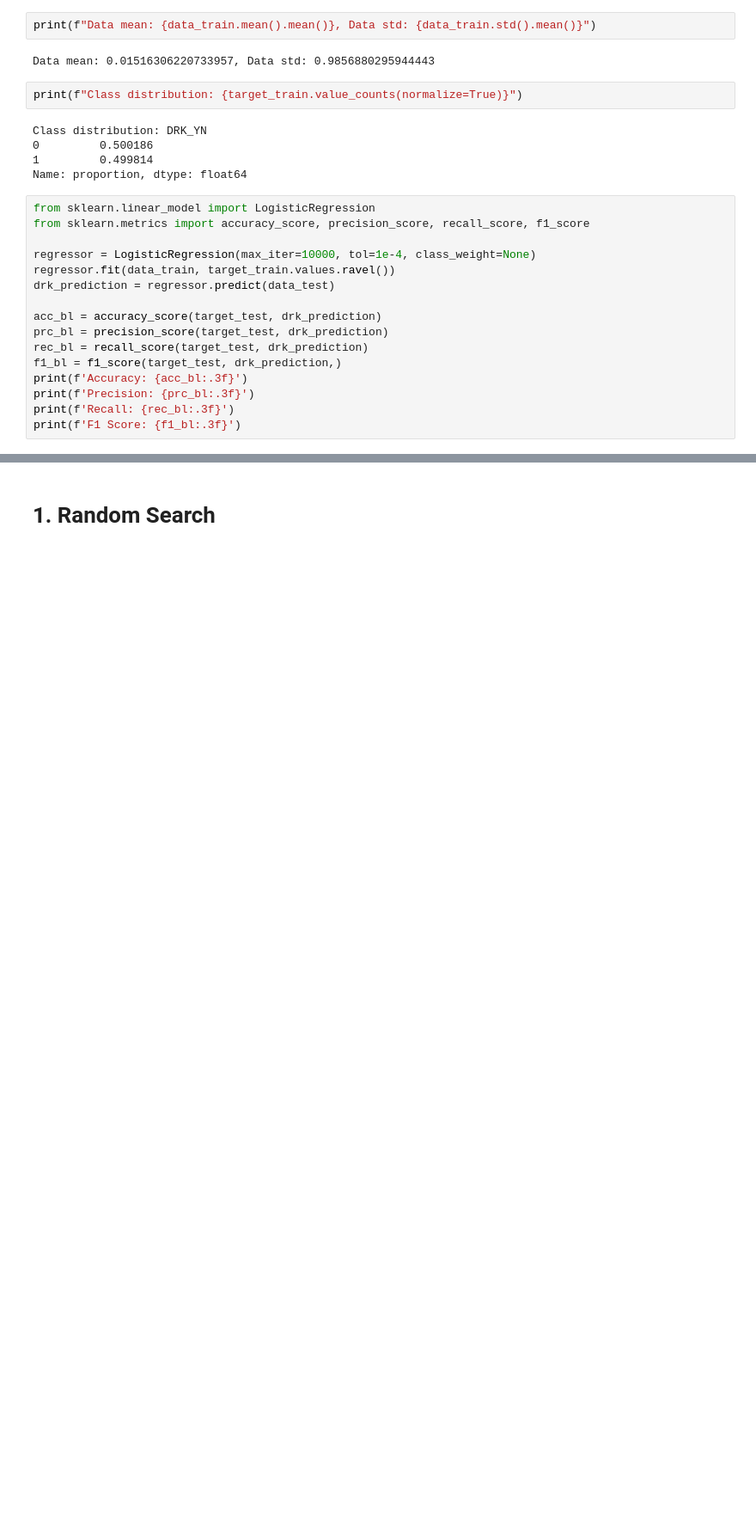
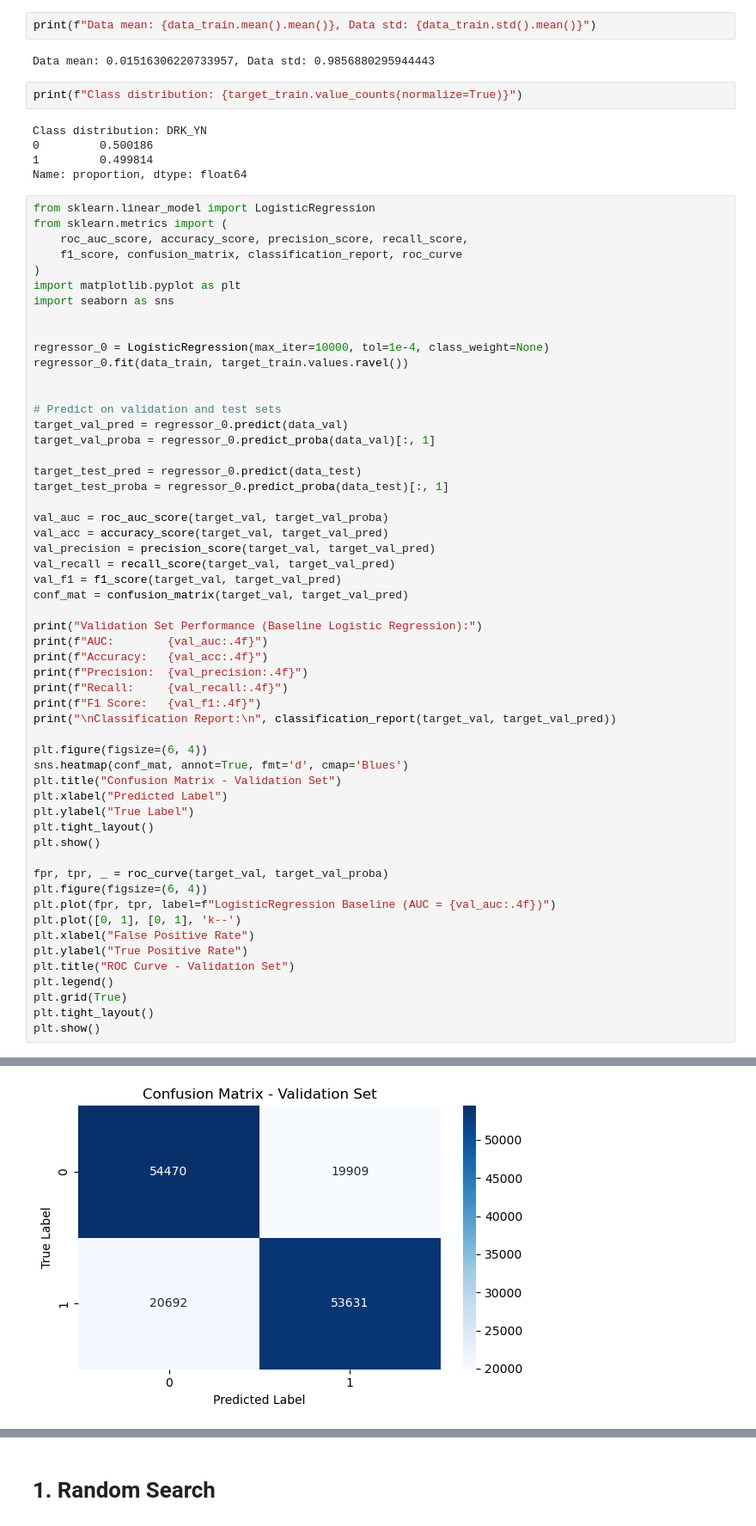
Before and after one commit to XDUZihanZhang/data-mining-project, a Jupyter notebook: notebooks/05_logistic_regression.ipynb, the cells around one changed output, grey strips where cells are left out. Shown: that part at 86% size. Saved outputs shown, nothing was run; the diff lists cells and outputs as text; blank space fills up the shorter version.

```diff
--- a/notebooks/05_logistic_regression.ipynb
+++ b/notebooks/05_logistic_regression.ipynb
@@ -40,18 +43,57 @@ Class distribution: DRK_YN
 Name: proportion, dtype: float64
 # %%
 from sklearn.linear_model import LogisticRegression
-from sklearn.metrics import accuracy_score, precision_score, recall_score, f1_score
+from sklearn.metrics import (
+    roc_auc_score, accuracy_score, precision_score, recall_score,
+    f1_score, confusion_matrix, classification_report, roc_curve
+)
+import matplotlib.pyplot as plt
+import seaborn as sns
 
-regressor = LogisticRegression(max_iter=10000, tol=1e-4, class_weight=None)
-regressor.fit(data_train, target_train.values.ravel())
-drk_prediction = regressor.predict(data_test)
 
-acc_bl = accuracy_score(target_test, drk_prediction)
-prc_bl = precision_score(target_test, drk_prediction)
-rec_bl = recall_score(target_test, drk_prediction)
-f1_bl = f1_score(target_test, drk_prediction,)
-print(f'Accuracy: {acc_bl:.3f}')
-print(f'Precision: {prc_bl:.3f}')
-print(f'Recall: {rec_bl:.3f}')
-print(f'F1 Score: {f1_bl:.3f}')
+regressor_0 = LogisticRegression(max_iter=10000, tol=1e-4, class_weight=None)
+regressor_0.fit(data_train, target_train.values.ravel())
+
+
+# Predict on validation and test sets
+target_val_pred = regressor_0.predict(data_val)
+target_val_proba = regressor_0.predict_proba(data_val)[:, 1]
+
+target_test_pred = regressor_0.predict(data_test)
+target_test_proba = regressor_0.predict_proba(data_test)[:, 1]
+
+val_auc = roc_auc_score(target_val, target_val_proba)
+val_acc = accuracy_score(target_val, target_val_pred)
+val_precision = precision_score(target_val, target_val_pred)
+val_recall = recall_score(target_val, target_val_pred)
+val_f1 = f1_score(target_val, target_val_pred)
+conf_mat = confusion_matrix(target_val, target_val_pred)
+
+print("Validation Set Performance (Baseline Logistic Regression):")
+print(f"AUC:        {val_auc:.4f}")
+print(f"Accuracy:   {val_acc:.4f}")
+print(f"Precision:  {val_precision:.4f}")
+print(f"Recall:     {val_recall:.4f}")
+print(f"F1 Score:   {val_f1:.4f}")
+print("\nClassification Report:\n", classification_report(target_val, target_val_pred))
+
+plt.figure(figsize=(6, 4))
+sns.heatmap(conf_mat, annot=True, fmt='d', cmap='Blues')
+plt.title("Confusion Matrix - Validation Set")
+plt.xlabel("Predicted Label")
+plt.ylabel("True Label")
+plt.tight_layout()
+plt.show()
+
+fpr, tpr, _ = roc_curve(target_val, target_val_proba)
+plt.figure(figsize=(6, 4))
+plt.plot(fpr, tpr, label=f"LogisticRegression Baseline (AUC = {val_auc:.4f})")
+plt.plot([0, 1], [0, 1], 'k--')
+plt.xlabel("False Positive Rate")
+plt.ylabel("True Positive Rate")
+plt.title("ROC Curve - Validation Set")
+plt.legend()
+plt.grid(True)
+plt.tight_layout()
+plt.show()
 # %% [output]
@@ -61,0 +116 @@ F1 Score: 0.726
+[figure, added]
```
Also changed, not shown: parts of 6 cells of this notebook.
